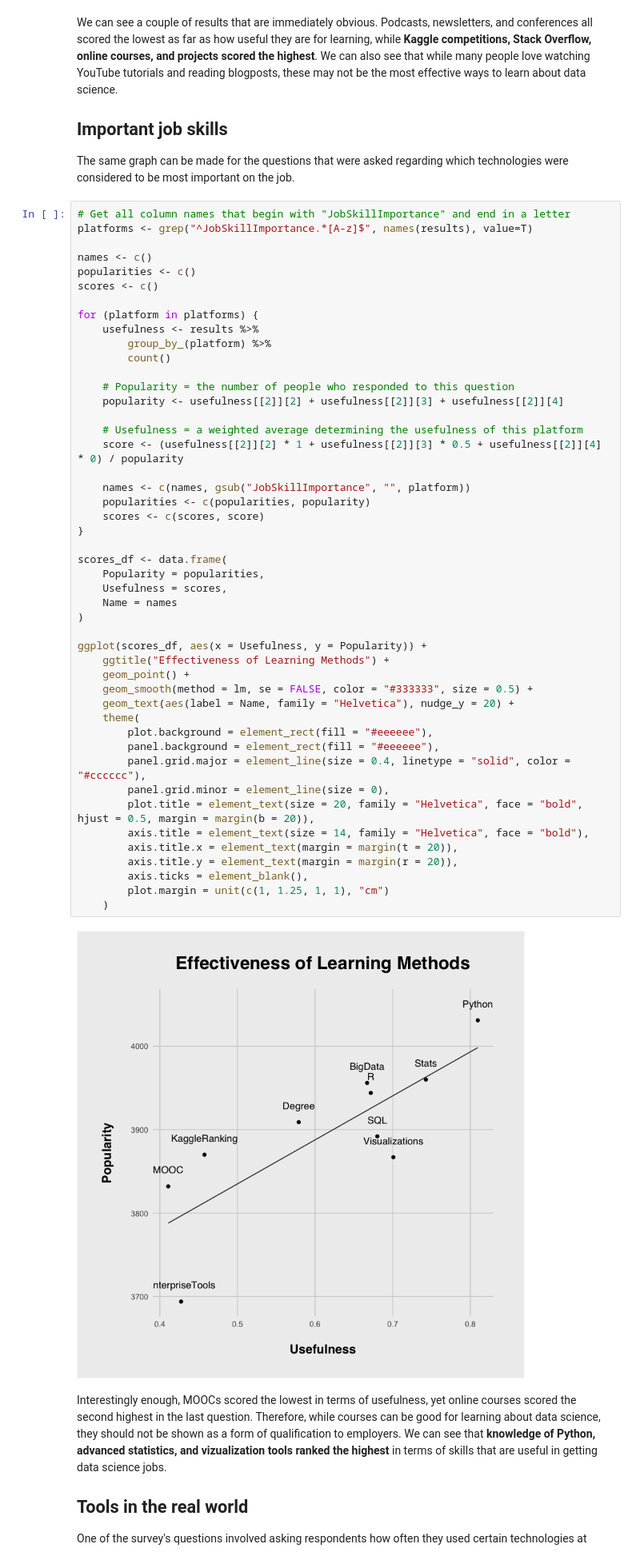
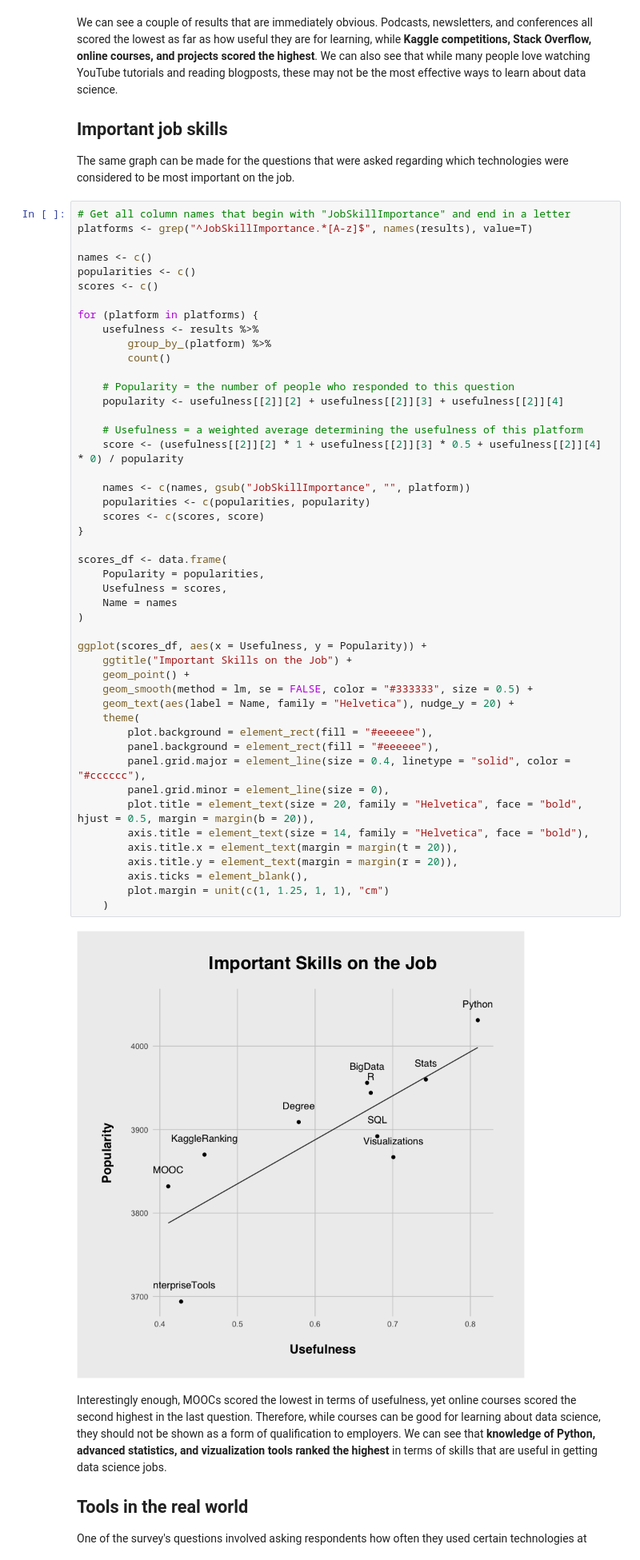
Before and after one commit to jackcook/kaggle-survey, a Jupyter notebook: analysis.ipynb, the cells around one changed output. Shown: that part at 80% size. Cells and saved outputs as stored; diff of their text form.

```diff
--- a/analysis.ipynb
+++ b/analysis.ipynb
@@ -142,35 +156,35 @@ for (platform in platforms) {
     score <- (usefulness[[2]][2] * 1 + usefulness[[2]][3] * 0.5 + usefulness[[2]][4] * 0) / popularity
 
     names <- c(names, gsub("JobSkillImportance", "", platform))
     popularities <- c(popularities, popularity)
     scores <- c(scores, score)
 }
 
 scores_df <- data.frame(
     Popularity = popularities,
     Usefulness = scores,
     Name = names
 )
 
 ggplot(scores_df, aes(x = Usefulness, y = Popularity)) +
-    ggtitle("Effectiveness of Learning Methods") +
+    ggtitle("Important Skills on the Job") +
     geom_point() +
     geom_smooth(method = lm, se = FALSE, color = "#333333", size = 0.5) +
     geom_text(aes(label = Name, family = "Helvetica"), nudge_y = 20) +
     theme(
         plot.background = element_rect(fill = "#eeeeee"),
         panel.background = element_rect(fill = "#eeeeee"),
         panel.grid.major = element_line(size = 0.4, linetype = "solid", color = "#cccccc"),
         panel.grid.minor = element_line(size = 0),
         plot.title = element_text(size = 20, family = "Helvetica", face = "bold", hjust = 0.5, margin = margin(b = 20)),
         axis.title = element_text(size = 14, family = "Helvetica", face = "bold"),
         axis.title.x = element_text(margin = margin(t = 20)),
         axis.title.y = element_text(margin = margin(r = 20)),
         axis.ticks = element_blank(),
         plot.margin = unit(c(1, 1.25, 1, 1), "cm")
     )
 # %% [output]
-[figure, old version]
+[figure, new version]
 # %% [markdown]
 Interestingly enough, MOOCs scored the lowest in terms of usefulness, yet online courses scored the second highest in the last question. Therefore, while courses can be good for learning about data science, they should not be shown as a form of qualification to employers. We can see that **knowledge of Python, advanced statistics, and vizualization tools ranked the highest** in terms of skills that are useful in getting data science jobs.
 
```
Also changed, not shown: parts of 2 cells of this notebook.
